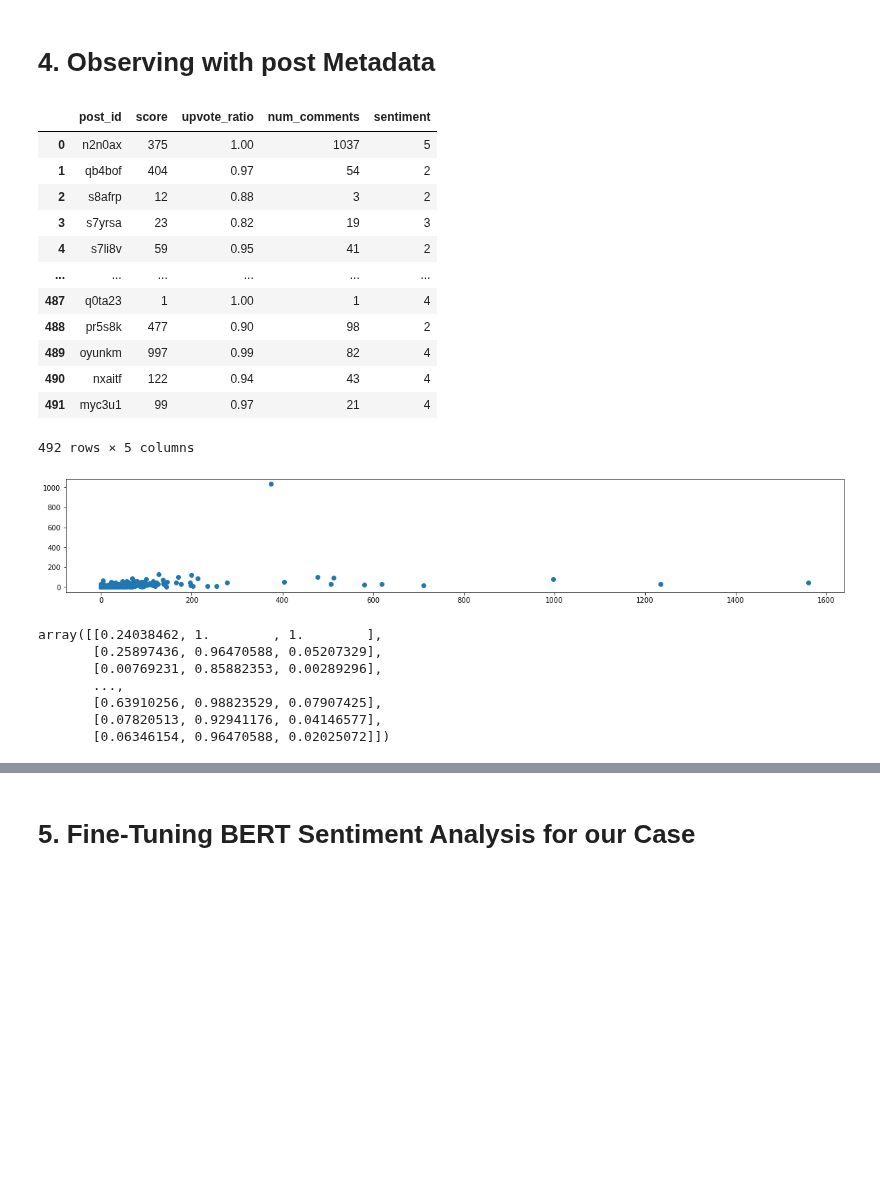
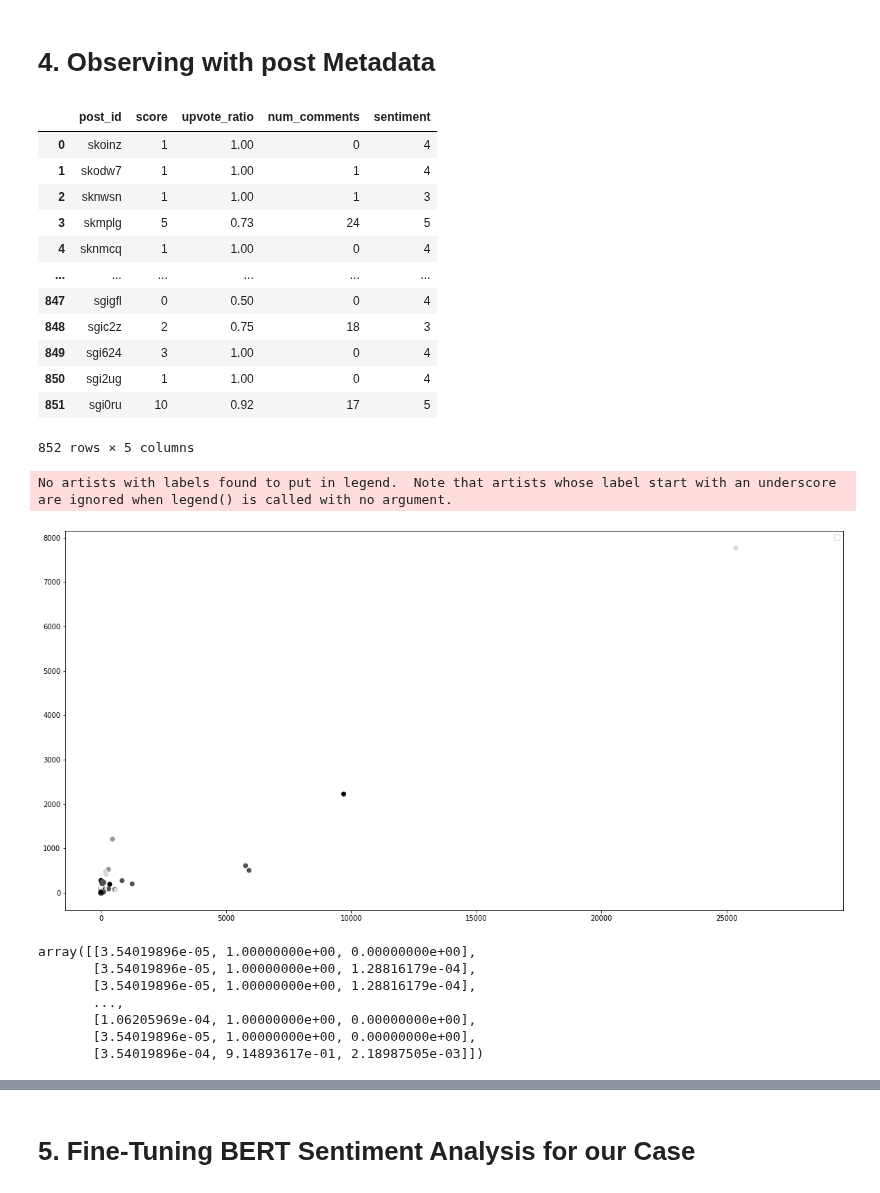
Before and after one commit to reddit-conflicting-viewpoints/Reddit, a Jupyter notebook: notebooks/BERT-SentimentAnalysis - Sai 2-1-2022.ipynb, the cells around one changed output, grey strips where cells are left out. Saved outputs shown, nothing was run; the diff lists cells and outputs as text; code cells hidden in the pictures; blank space fills up the shorter version.

```diff
--- a/notebooks/BERT-SentimentAnalysis - Sai 2-1-2022.ipynb
+++ b/notebooks/BERT-SentimentAnalysis - Sai 2-1-2022.ipynb
@@ -12,10 +31,11 @@ print(PreProcess)
 # %%
 #config
 
-subreddit = "computerscience"
+subreddit = "music"
 # %%
-world_posts = pd.read_csv('../data/raw/{}_posts.csv'.format(subreddit))
-world_comments = pd.read_csv('../data/raw/{}_comments.csv'.format(subreddit))
+# subreddit = "computerscience"
+world_posts = pd.read_csv('../data/raw/{}_new_posts.csv'.format(subreddit))
+world_comments = pd.read_csv('../data/raw/{}_new_comments.csv'.format(subreddit))
 # %% [markdown]
 # 1. Preprocess
 # %%
@@ -185,25 +221,27 @@ df = posts_df[['post_id','score','upvote_ratio','num_comments', 'sentiment']]
 df
 # %% [output]
 |  | post_id | score | upvote_ratio | num_comments | sentiment |
-| 0 | n2n0ax | 375 | 1.00 | 1037 | 5 |
-| 1 | qb4bof | 404 | 0.97 | 54 | 2 |
-| 2 | s8afrp | 12 | 0.88 | 3 | 2 |
-| 3 | s7yrsa | 23 | 0.82 | 19 | 3 |
-| 4 | s7li8v | 59 | 0.95 | 41 | 2 |
+| 0 | skoinz | 1 | 1.00 | 0 | 4 |
+| 1 | skodw7 | 1 | 1.00 | 1 | 4 |
+| 2 | sknwsn | 1 | 1.00 | 1 | 3 |
+| 3 | skmplg | 5 | 0.73 | 24 | 5 |
+| 4 | sknmcq | 1 | 1.00 | 0 | 4 |
 | ... | ... | ... | ... | ... | ... |
-| 487 | q0ta23 | 1 | 1.00 | 1 | 4 |
-| 488 | pr5s8k | 477 | 0.90 | 98 | 2 |
-| 489 | oyunkm | 997 | 0.99 | 82 | 4 |
-| 490 | nxaitf | 122 | 0.94 | 43 | 4 |
-| 491 | myc3u1 | 99 | 0.97 | 21 | 4 |
+| 847 | sgigfl | 0 | 0.50 | 0 | 4 |
+| 848 | sgic2z | 2 | 0.75 | 18 | 3 |
+| 849 | sgi624 | 3 | 1.00 | 0 | 4 |
+| 850 | sgi2ug | 1 | 1.00 | 0 | 4 |
+| 851 | sgi0ru | 10 | 0.92 | 17 | 5 |
-492 rows × 5 columns
+852 rows × 5 columns
 # %%
-plt.rcParams["figure.figsize"] = (20,3)
+plt.rcParams["figure.figsize"] = (20,10)
 
-plt.scatter(df.score, df.num_comments)
+plt.scatter(df.score, df.num_comments, c=df.sentiment, cmap="Greys")
+plt.legend()
 plt.show()
 # %% [output]
+No artists with labels found to put in legend.  Note that artists whose label start with an underscore are ignored when legend() is called with no argument.
-[figure, old version]
+[figure, new version]
 # %%
 from sklearn.preprocessing import MinMaxScaler
 df = posts_df[['post_id','score','upvote_ratio','num_comments', 'sentiment']]
@@ -211,13 +249,13 @@ sc = MinMaxScaler()
 df = sc.fit_transform(df[['score','upvote_ratio','num_comments']])
 df
 # %% [output]
-array([[0.24038462, 1.        , 1.        ],
-       [0.25897436, 0.96470588, 0.05207329],
-       [0.00769231, 0.85882353, 0.00289296],
+array([[3.54019896e-05, 1.00000000e+00, 0.00000000e+00],
+       [3.54019896e-05, 1.00000000e+00, 1.28816179e-04],
+       [3.54019896e-05, 1.00000000e+00, 1.28816179e-04],
        ...,
-       [0.63910256, 0.98823529, 0.07907425],
-       [0.07820513, 0.92941176, 0.04146577],
-       [0.06346154, 0.96470588, 0.02025072]])
+       [1.06205969e-04, 1.00000000e+00, 0.00000000e+00],
+       [3.54019896e-05, 1.00000000e+00, 0.00000000e+00],
+       [3.54019896e-04, 9.14893617e-01, 2.18987505e-03]])
 # %%
 from mpl_toolkits import mplot3d
 from mpl_toolkits.mplot3d import Axes3D
```
Also changed, not shown: parts of 15 cells of this notebook, 6 other files.
